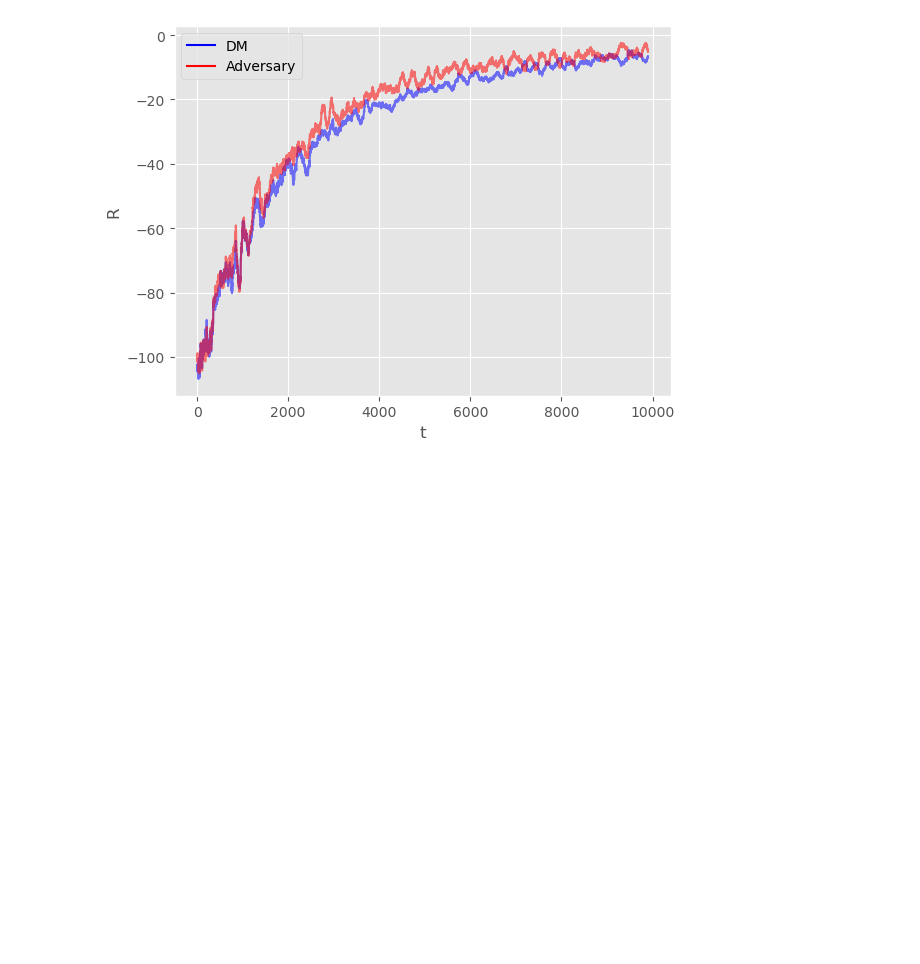
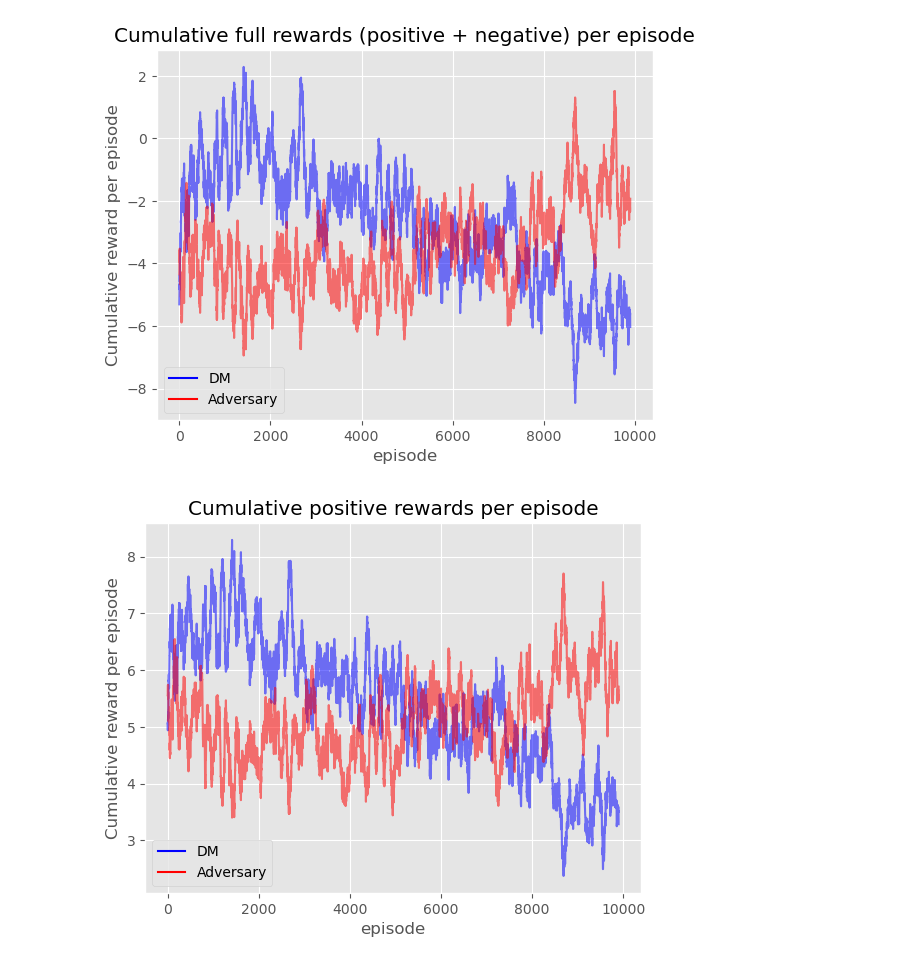
Before and after one commit to Ruzejjur/ARAMARL_TMDP_DP, a Jupyter notebook: TMDP_DP/CoinGame_experiments.ipynb, the cells around one changed output. Drawn from its saved outputs; the diff is of its cells as text; code cells hidden in the pictures; blank space fills up the shorter version.

Commit message:
Added positive and negative reward plots

```diff
--- a/TMDP_DP/CoinGame_experiments.ipynb
+++ b/TMDP_DP/CoinGame_experiments.ipynb
@@ -45,12 +42,12 @@ plot_moving_average_window_size = 100
 
 # --- Select which trajectory to animate ---
 # The log is structured as: [experiment_run][episode][step]
-run_to_animate = -1      # The last experiment run
+run_to_animate = 0      # The last experiment run
 episode_to_animate = -1  # The last episode of that run
 
 #results_run_directory = results_path
 
-results_run_directory = '/Users/ruzejjur/Github/ARAMARL_TMDP_DP/TMDP_DP/results/LevelK_MDP_DP_Agent_Stationary_vs_LevelK_TMDP_DP_Agent_Stationary_2025-07-29_18-14-50'
+results_run_directory = '/Users/ruzejjur/Github/ARAMARL_TMDP_DP/TMDP_DP/results/LevelK_MDP_DP_Agent_Stationary_vs_LevelK_TMDP_DP_Agent_Stationary_2025-08-06_18-03-26'
 # %%
 # Verify that the directory exists before proceeding
 if not os.path.isdir(results_run_directory):
@@ -116,9 +142,27 @@ except FileNotFoundError:
 # --- Display the Reward Plot ---
 # We can either regenerate the plot from the loaded data or simply display the image that was saved.
 # Displaying the image is faster and guarantees we see the original result.
-if rewards_p1 is not None and rewards_p2 is not None:
-    logging.info("\n--- Creating reward plot from saved player rewards ---")
-    plot(rewards_p1, rewards_p2, moving_average_window_size=plot_moving_average_window_size)
+if full_rewards_p1 is not None and full_rewards_p2 is not None:
+    logging.info("\n--- Creating full reward plot from saved player rewards ---")
+    plot_title = 'Cumulative full rewards (positive + negative) per episode'
+
+    plot_reward_per_episode_series(full_rewards_p1, full_rewards_p2, plot_title, moving_average_window_size=plot_moving_average_window_size)
 else:
-    logging.info("\nSkipping plot display as rewards were not not loaded.")
+    logging.info("\nSkipping full rewards plot display as rewards were not not loaded.")
+
+if positive_rewards_p1 is not None and positive_rewards_p2 is not None:
+    logging.info("\n--- Creating positive reward plot from saved player rewards ---")
+    plot_title = 'Cumulative positive rewards per episode'
+
+    plot_reward_per_episode_series(positive_rewards_p1, positive_rewards_p2, plot_title, moving_average_window_size=plot_moving_average_window_size)
+else:
+    logging.info("\nSkipping positive rewards plot display as rewards were not not loaded.")
+
+if negative_rewards_p1 is not None and negative_rewards_p2 is not None:
+    logging.info("\n--- Creating negative reward plot from saved player rewards ---")
+    plot_title = 'Cumulative negative rewards per episode'
+
+    plot_reward_per_episode_series(negative_rewards_p1, negative_rewards_p2, plot_title, moving_average_window_size=plot_moving_average_window_size)
+else:
+    logging.info("\nSkipping negative rewards plot display as rewards were not not loaded.")
 # %% [output]
@@ -127 +175,2 @@ else:
-[figure, old version]
+[figure, new version]
+[figure, added]
```
Also changed, not shown: parts of 5 cells of this notebook, 11 other files.
